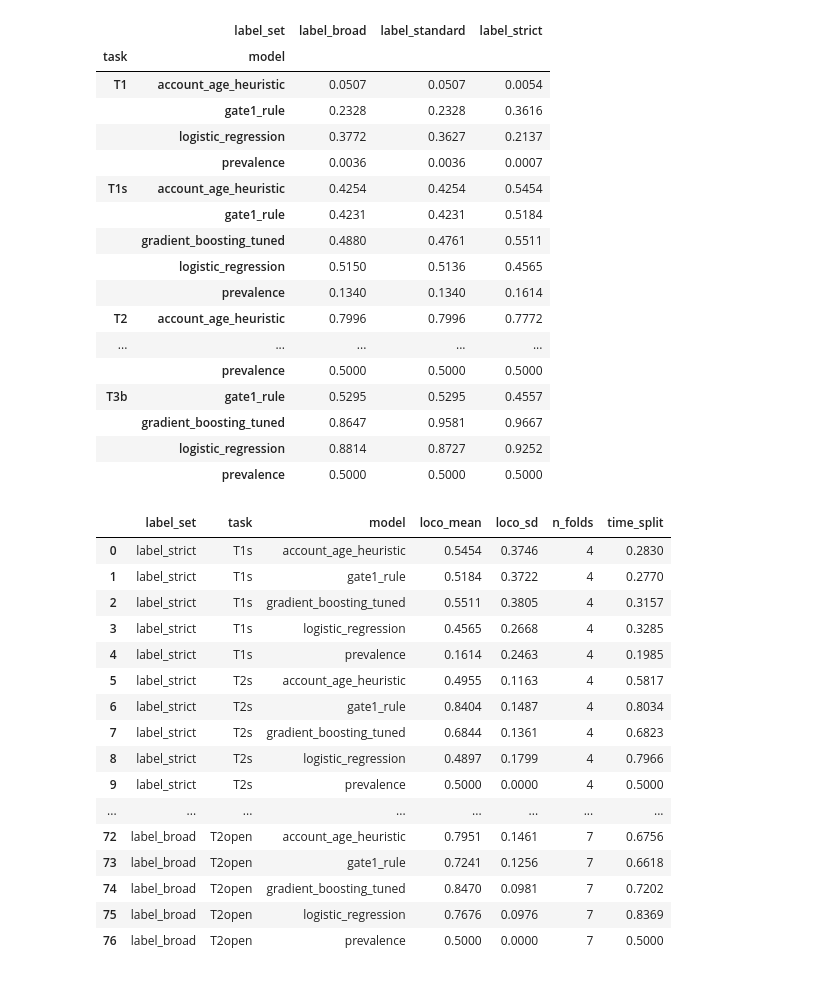
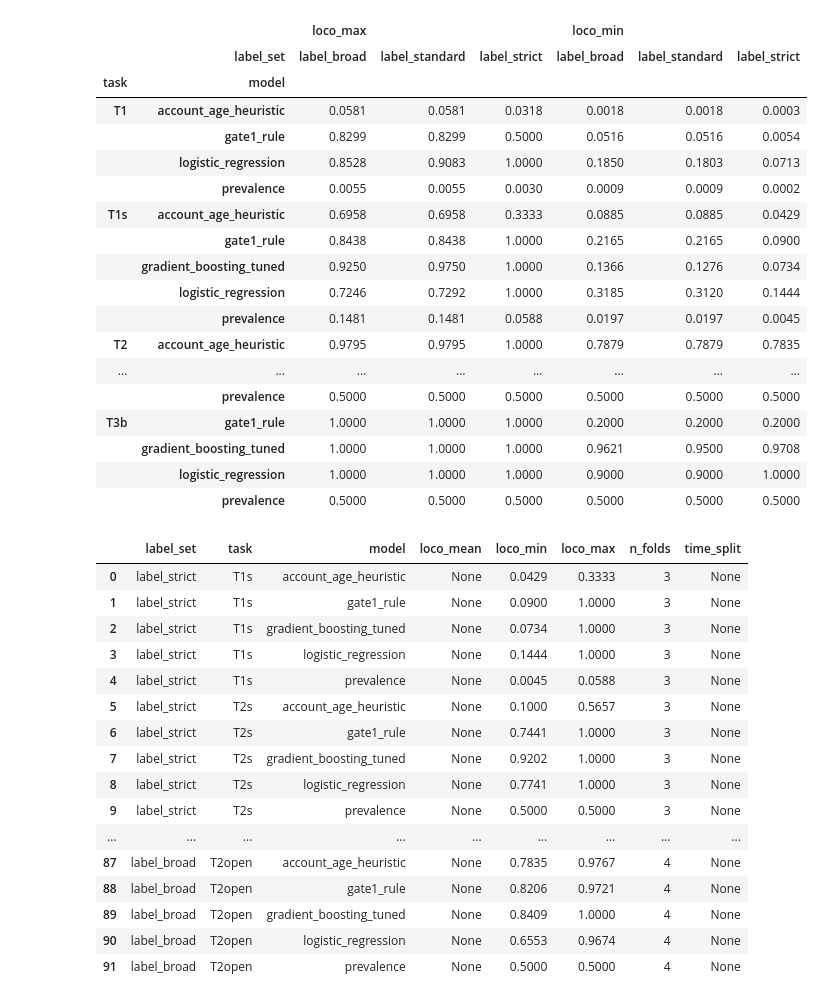
Before and after one commit to ibrhmyi/insider, a Jupyter notebook: dataset/release_safe/notebooks/03_benchmarks.ipynb, the cells around one changed output. Cells and saved outputs as stored; diff of their text form; code cells hidden in the pictures.

```diff
--- a/dataset/release_safe/notebooks/03_benchmarks.ipynb
+++ b/dataset/release_safe/notebooks/03_benchmarks.ipynb
@@ -7,49 +7,51 @@ sys.path.insert(0, '../benchmarks'); import pmitc_bench as B
 res = json.load(open('../benchmarks/baselines.json'))
 rows = []
 for s in B.SETS:
-    for t in ['T1s','T2s','T2open','T1','T2','T3','T3b']:
+    for t in ['T1s','T2s','T2w','T2open','T1','T2','T3','T3b']:
         for m, r in res['precise'][s][t]['summary'].items():
-            rows.append(dict(label_set=s, task=t, model=m, loco_mean=r['loco_mean'], loco_sd=r['loco_sd'], n_folds=r['n_loco_folds'], time_split=r['time_split']))
-pd.DataFrame(rows).pivot_table(index=['task','model'], columns='label_set', values='loco_mean')
+            rows.append(dict(label_set=s, task=t, model=m, loco_mean=r.get('loco_mean'), loco_min=r['loco_min'], loco_max=r['loco_max'], n_folds=r['n_loco_folds'], time_split=r['time_split']))
+# A32: label_strict has fewer than 6 folds, so it has no mean; compare ranges
+pd.DataFrame(rows).pivot_table(index=['task','model'], columns='label_set', values=['loco_min','loco_max'])
 # %% [output]
-|  | label_set | label_broad | label_standard | label_strict |
-| task | model |  |  |  |
-| T1 | account_age_heuristic | 0.0507 | 0.0507 | 0.0054 |
-|  | gate1_rule | 0.2328 | 0.2328 | 0.3616 |
-|  | logistic_regression | 0.3772 | 0.3627 | 0.2137 |
-|  | prevalence | 0.0036 | 0.0036 | 0.0007 |
-| T1s | account_age_heuristic | 0.4254 | 0.4254 | 0.5454 |
-|  | gate1_rule | 0.4231 | 0.4231 | 0.5184 |
-|  | gradient_boosting_tuned | 0.4880 | 0.4761 | 0.5511 |
-|  | logistic_regression | 0.5150 | 0.5136 | 0.4565 |
-|  | prevalence | 0.1340 | 0.1340 | 0.1614 |
-| T2 | account_age_heuristic | 0.7996 | 0.7996 | 0.7772 |
-| ... | ... | ... | ... | ... |
-|  | prevalence | 0.5000 | 0.5000 | 0.5000 |
-| T3b | gate1_rule | 0.5295 | 0.5295 | 0.4557 |
-|  | gradient_boosting_tuned | 0.8647 | 0.9581 | 0.9667 |
-|  | logistic_regression | 0.8814 | 0.8727 | 0.9252 |
-|  | prevalence | 0.5000 | 0.5000 | 0.5000 |
+|  |  | loco_max |  |  | loco_min |  |  |
+|  | label_set | label_broad | label_standard | label_strict | label_broad | label_standard | label_strict |
+| task | model |  |  |  |  |  |  |
+| T1 | account_age_heuristic | 0.0581 | 0.0581 | 0.0318 | 0.0018 | 0.0018 | 0.0003 |
+|  | gate1_rule | 0.8299 | 0.8299 | 0.5000 | 0.0516 | 0.0516 | 0.0054 |
+|  | logistic_regression | 0.8528 | 0.9083 | 1.0000 | 0.1850 | 0.1803 | 0.0713 |
+|  | prevalence | 0.0055 | 0.0055 | 0.0030 | 0.0009 | 0.0009 | 0.0002 |
+| T1s | account_age_heuristic | 0.6958 | 0.6958 | 0.3333 | 0.0885 | 0.0885 | 0.0429 |
+|  | gate1_rule | 0.8438 | 0.8438 | 1.0000 | 0.2165 | 0.2165 | 0.0900 |
+|  | gradient_boosting_tuned | 0.9250 | 0.9750 | 1.0000 | 0.1366 | 0.1276 | 0.0734 |
+|  | logistic_regression | 0.7246 | 0.7292 | 1.0000 | 0.3185 | 0.3120 | 0.1444 |
+|  | prevalence | 0.1481 | 0.1481 | 0.0588 | 0.0197 | 0.0197 | 0.0045 |
+| T2 | account_age_heuristic | 0.9795 | 0.9795 | 1.0000 | 0.7879 | 0.7879 | 0.7835 |
+| ... | ... | ... | ... | ... | ... | ... | ... |
+|  | prevalence | 0.5000 | 0.5000 | 0.5000 | 0.5000 | 0.5000 | 0.5000 |
+| T3b | gate1_rule | 1.0000 | 1.0000 | 1.0000 | 0.2000 | 0.2000 | 0.2000 |
+|  | gradient_boosting_tuned | 1.0000 | 1.0000 | 1.0000 | 0.9621 | 0.9500 | 0.9708 |
+|  | logistic_regression | 1.0000 | 1.0000 | 1.0000 | 0.9000 | 0.9000 | 1.0000 |
+|  | prevalence | 0.5000 | 0.5000 | 0.5000 | 0.5000 | 0.5000 | 0.5000 |
 # %%
-pd.DataFrame(rows)[lambda d: d.task.isin(['T1s','T2s','T2open'])]
+pd.DataFrame(rows)[lambda d: d.task.isin(['T1s','T2s','T2w','T2open'])]
 # %% [output]
-|  | label_set | task | model | loco_mean | loco_sd | n_folds | time_split |
-| 0 | label_strict | T1s | account_age_heuristic | 0.5454 | 0.3746 | 4 | 0.2830 |
-| 1 | label_strict | T1s | gate1_rule | 0.5184 | 0.3722 | 4 | 0.2770 |
-| 2 | label_strict | T1s | gradient_boosting_tuned | 0.5511 | 0.3805 | 4 | 0.3157 |
-| 3 | label_strict | T1s | logistic_regression | 0.4565 | 0.2668 | 4 | 0.3285 |
-| 4 | label_strict | T1s | prevalence | 0.1614 | 0.2463 | 4 | 0.1985 |
-| 5 | label_strict | T2s | account_age_heuristic | 0.4955 | 0.1163 | 4 | 0.5817 |
-| 6 | label_strict | T2s | gate1_rule | 0.8404 | 0.1487 | 4 | 0.8034 |
-| 7 | label_strict | T2s | gradient_boosting_tuned | 0.6844 | 0.1361 | 4 | 0.6823 |
-| 8 | label_strict | T2s | logistic_regression | 0.4897 | 0.1799 | 4 | 0.7966 |
-| 9 | label_strict | T2s | prevalence | 0.5000 | 0.0000 | 4 | 0.5000 |
-| ... | ... | ... | ... | ... | ... | ... | ... |
-| 72 | label_broad | T2open | account_age_heuristic | 0.7951 | 0.1461 | 7 | 0.6756 |
-| 73 | label_broad | T2open | gate1_rule | 0.7241 | 0.1256 | 7 | 0.6618 |
-| 74 | label_broad | T2open | gradient_boosting_tuned | 0.8470 | 0.0981 | 7 | 0.7202 |
-| 75 | label_broad | T2open | logistic_regression | 0.7676 | 0.0976 | 7 | 0.8369 |
-| 76 | label_broad | T2open | prevalence | 0.5000 | 0.0000 | 7 | 0.5000 |
+|  | label_set | task | model | loco_mean | loco_min | loco_max | n_folds | time_split |
+| 0 | label_strict | T1s | account_age_heuristic | None | 0.0429 | 0.3333 | 3 | None |
+| 1 | label_strict | T1s | gate1_rule | None | 0.0900 | 1.0000 | 3 | None |
+| 2 | label_strict | T1s | gradient_boosting_tuned | None | 0.0734 | 1.0000 | 3 | None |
+| 3 | label_strict | T1s | logistic_regression | None | 0.1444 | 1.0000 | 3 | None |
+| 4 | label_strict | T1s | prevalence | None | 0.0045 | 0.0588 | 3 | None |
+| 5 | label_strict | T2s | account_age_heuristic | None | 0.1000 | 0.5657 | 3 | None |
+| 6 | label_strict | T2s | gate1_rule | None | 0.7441 | 1.0000 | 3 | None |
+| 7 | label_strict | T2s | gradient_boosting_tuned | None | 0.9202 | 1.0000 | 3 | None |
+| 8 | label_strict | T2s | logistic_regression | None | 0.7741 | 1.0000 | 3 | None |
+| 9 | label_strict | T2s | prevalence | None | 0.5000 | 0.5000 | 3 | None |
+| ... | ... | ... | ... | ... | ... | ... | ... | ... |
+| 87 | label_broad | T2open | account_age_heuristic | None | 0.7835 | 0.9767 | 4 | None |
+| 88 | label_broad | T2open | gate1_rule | None | 0.8206 | 0.9721 | 4 | None |
+| 89 | label_broad | T2open | gradient_boosting_tuned | None | 0.8409 | 1.0000 | 4 | None |
+| 90 | label_broad | T2open | logistic_regression | None | 0.6553 | 0.9674 | 4 | None |
+| 91 | label_broad | T2open | prevalence | None | 0.5000 | 0.5000 | 4 | None |
 # %%
 # known shortcuts and leakage lists
 res['known_shortcuts']
```
Also changed, not shown: parts of 3 cells of this notebook, 46 other files.
